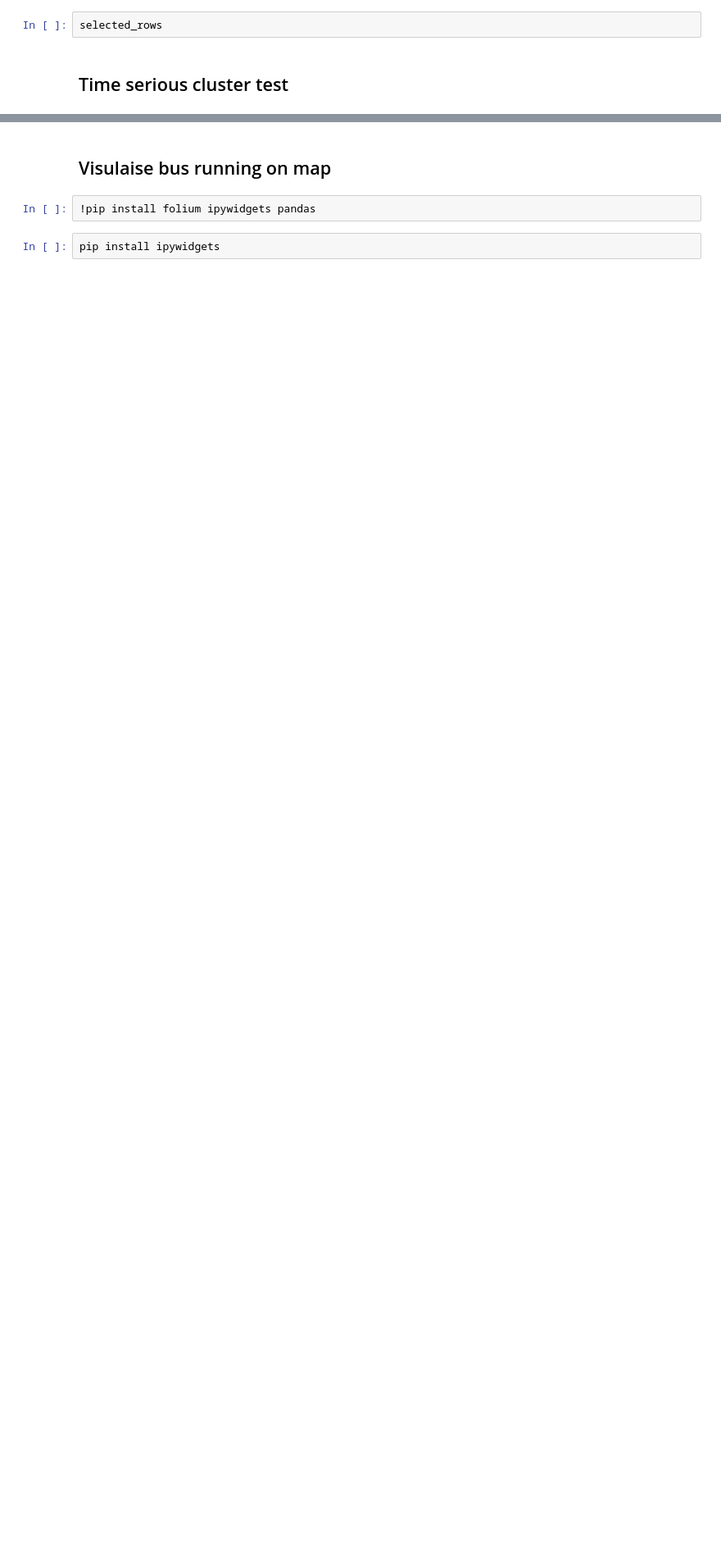
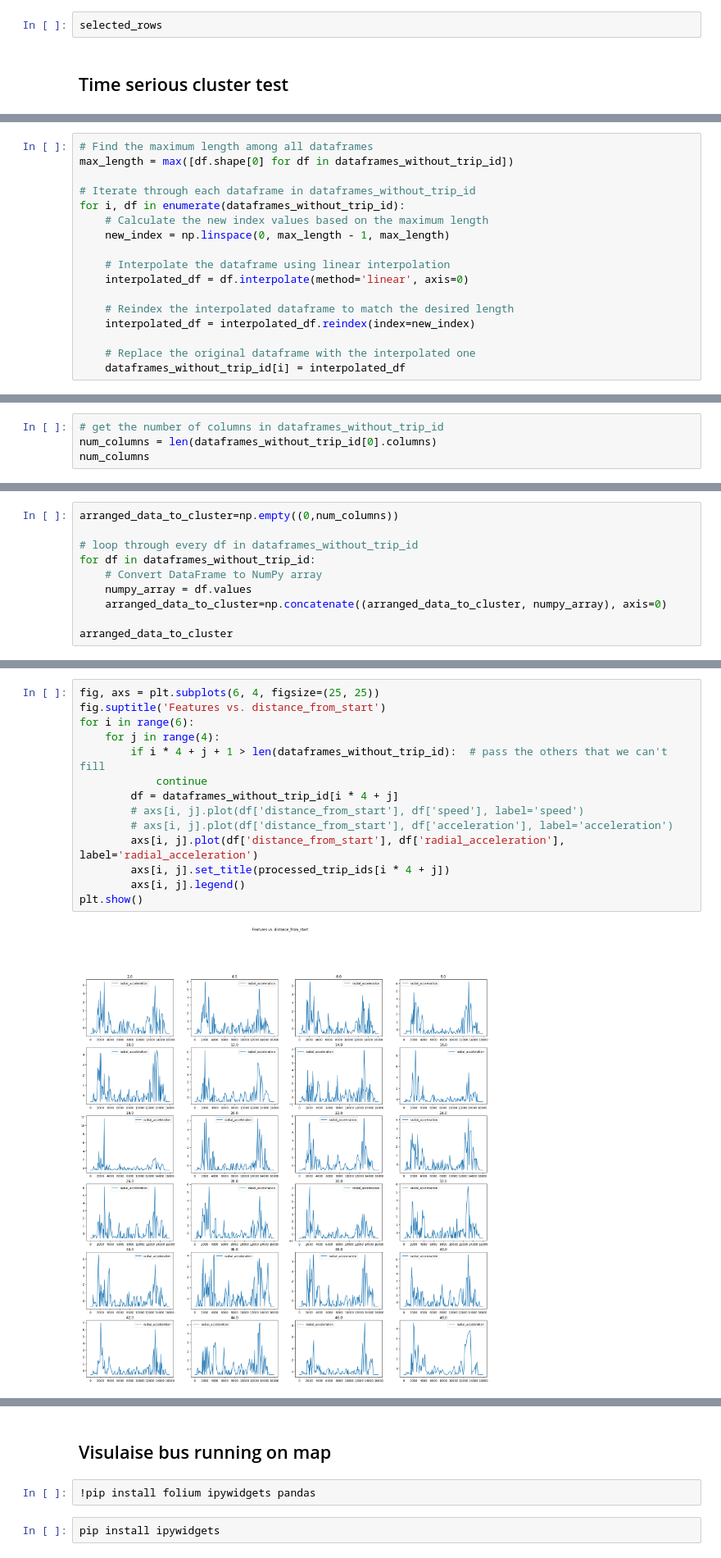
Before and after one commit to Ginushmal/DSE-Project-Bus-Arrival-time-Prediction-GRP29, a Jupyter notebook: Ginushmal/Cluster test.ipynb, the cells around one changed output, grey strips where cells are left out. Shown at 82% size. Drawn from its saved outputs; the diff is of its cells as text; blank space fills up the shorter version.

```diff
--- a/Ginushmal/Cluster test.ipynb
+++ b/Ginushmal/Cluster test.ipynb
@@ -790,0 +884,17 @@ selected_rows
+# %%
+# Find the maximum length among all dataframes
+max_length = max([df.shape[0] for df in dataframes_without_trip_id])
+
+# Iterate through each dataframe in dataframes_without_trip_id
+for i, df in enumerate(dataframes_without_trip_id):
+    # Calculate the new index values based on the maximum length
+    new_index = np.linspace(0, max_length - 1, max_length)
+
+    # Interpolate the dataframe using linear interpolation
+    interpolated_df = df.interpolate(method='linear', axis=0)
+
+    # Reindex the interpolated dataframe to match the desired length
+    interpolated_df = interpolated_df.reindex(index=new_index)
+
+    # Replace the original dataframe with the interpolated one
+    dataframes_without_trip_id[i] = interpolated_df
@@ -790,0 +923,4 @@ selected_rows
+# %%
+# get the number of columns in dataframes_without_trip_id
+num_columns = len(dataframes_without_trip_id[0].columns)
+num_columns
@@ -790,0 +929,10 @@ selected_rows
+# %%
+arranged_data_to_cluster=np.empty((0,num_columns))
+
+# loop through every df in dataframes_without_trip_id
+for df in dataframes_without_trip_id:
+    # Convert DataFrame to NumPy array
+    numpy_array = df.values
+    arranged_data_to_cluster=np.concatenate((arranged_data_to_cluster, numpy_array), axis=0)
+
+arranged_data_to_cluster
@@ -790,0 +971,16 @@ selected_rows
+# %%
+fig, axs = plt.subplots(6, 4, figsize=(25, 25))
+fig.suptitle('Features vs. distance_from_start')
+for i in range(6):
+    for j in range(4):
+        if i * 4 + j + 1 > len(dataframes_without_trip_id):  # pass the others that we can't fill
+            continue
+        df = dataframes_without_trip_id[i * 4 + j]
+        # axs[i, j].plot(df['distance_from_start'], df['speed'], label='speed')
+        # axs[i, j].plot(df['distance_from_start'], df['acceleration'], label='acceleration')
+        axs[i, j].plot(df['distance_from_start'], df['radial_acceleration'], label='radial_acceleration')
+        axs[i, j].set_title(processed_trip_ids[i * 4 + j])
+        axs[i, j].legend()
+plt.show()
+# %% [output]
+[figure, added]
```
Also changed, not shown: parts of 11 cells of this notebook.
